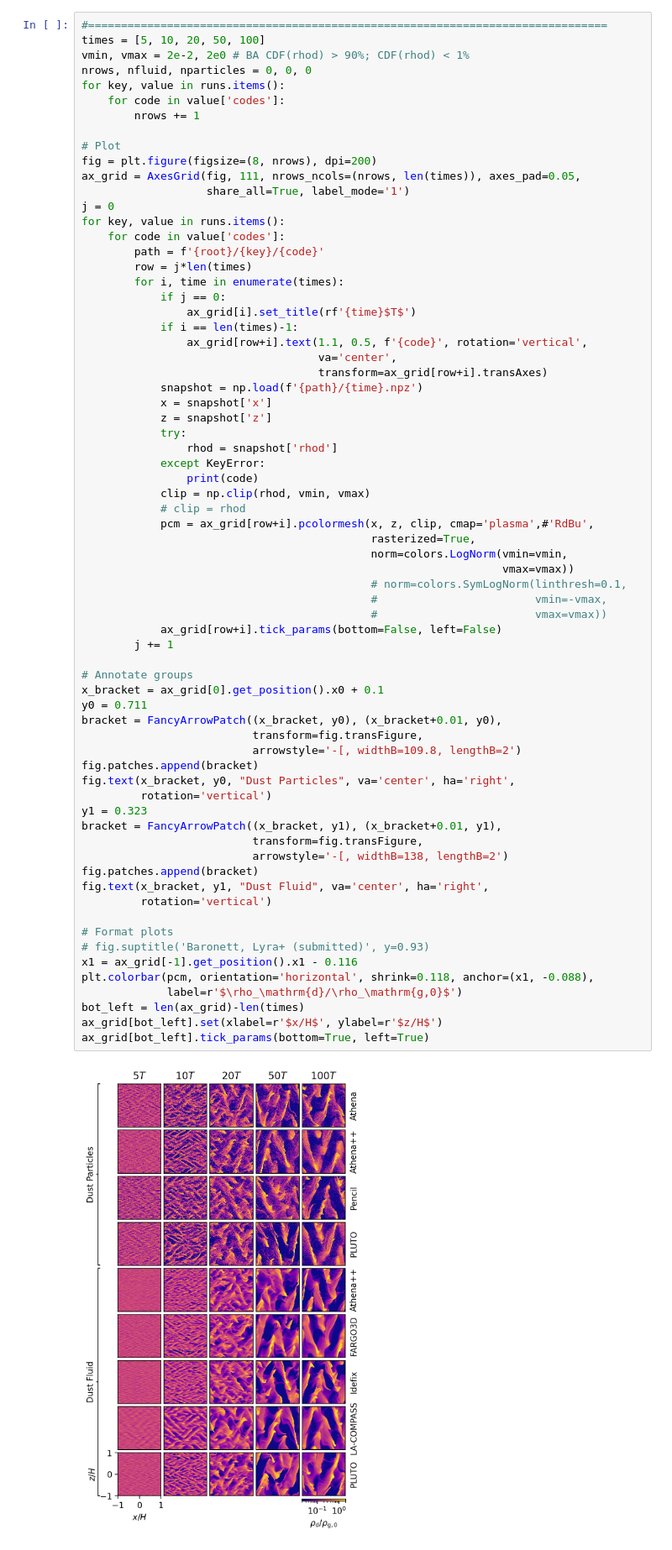
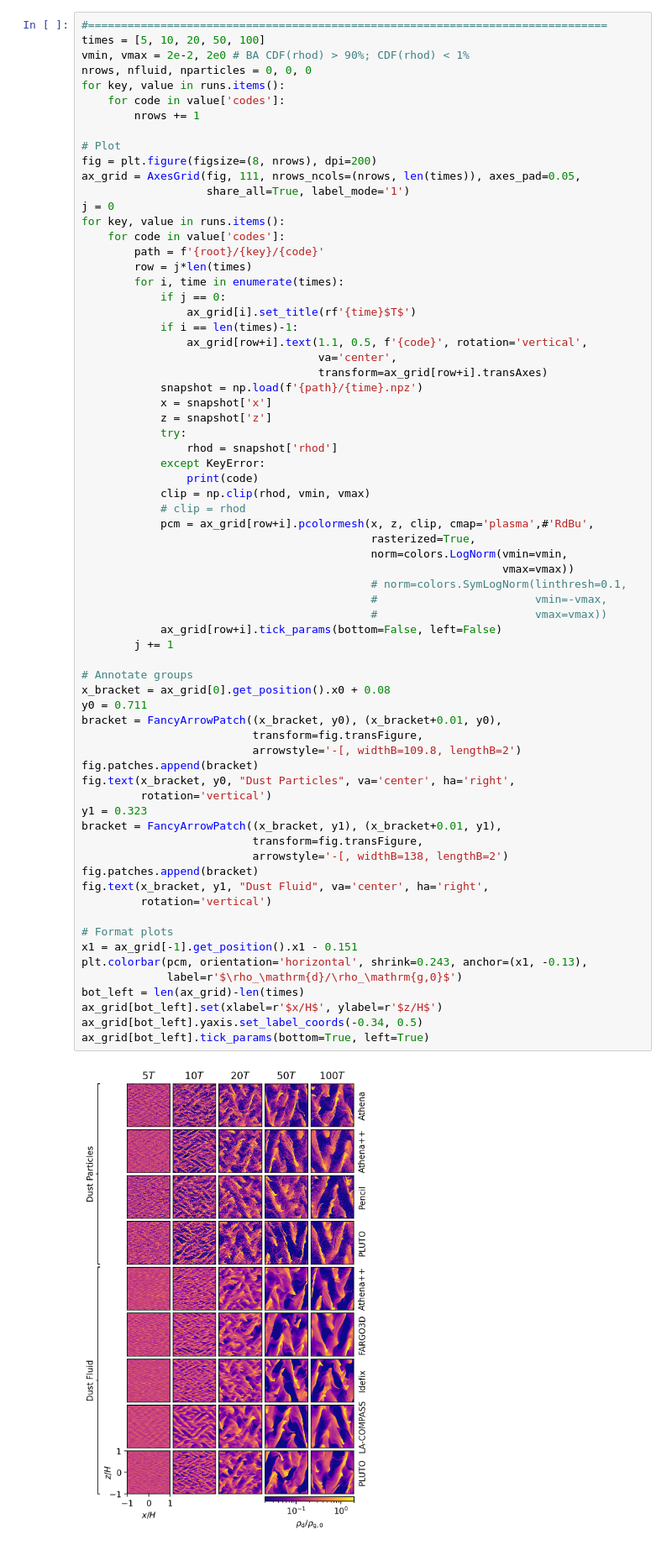
Before and after one commit to pfitsplus/sicc, a Jupyter notebook: unstratified/BA/notebooks/fig01.ipynb, the cells around one changed output. Shown at 84% size. Drawn from its saved outputs; the diff is of its cells as text.

Commit message:
Move z/H axis labels inside grouping brackets and enlarge colorbars to improve readability

```diff
--- a/unstratified/BA/notebooks/fig01.ipynb
+++ b/unstratified/BA/notebooks/fig01.ipynb
@@ -83,35 +83,35 @@ for key, value in runs.items():
                                             norm=colors.LogNorm(vmin=vmin,
                                                                 vmax=vmax))
                                             # norm=colors.SymLogNorm(linthresh=0.1,
                                             #                        vmin=-vmax,
                                             #                        vmax=vmax))
             ax_grid[row+i].tick_params(bottom=False, left=False)
         j += 1
 
 # Annotate groups
-x_bracket = ax_grid[0].get_position().x0 + 0.1
+x_bracket = ax_grid[0].get_position().x0 + 0.08
 y0 = 0.711
 bracket = FancyArrowPatch((x_bracket, y0), (x_bracket+0.01, y0),
                           transform=fig.transFigure,
                           arrowstyle='-[, widthB=109.8, lengthB=2')
 fig.patches.append(bracket)
 fig.text(x_bracket, y0, "Dust Particles", va='center', ha='right',
          rotation='vertical')
 y1 = 0.323
 bracket = FancyArrowPatch((x_bracket, y1), (x_bracket+0.01, y1),
                           transform=fig.transFigure,
                           arrowstyle='-[, widthB=138, lengthB=2')
 fig.patches.append(bracket)
 fig.text(x_bracket, y1, "Dust Fluid", va='center', ha='right',
          rotation='vertical')
 
 # Format plots
-# fig.suptitle('Baronett, Lyra+ (submitted)', y=0.93)
-x1 = ax_grid[-1].get_position().x1 - 0.116
-plt.colorbar(pcm, orientation='horizontal', shrink=0.118, anchor=(x1, -0.088),
+x1 = ax_grid[-1].get_position().x1 - 0.151
+plt.colorbar(pcm, orientation='horizontal', shrink=0.243, anchor=(x1, -0.13),
              label=r'$\rho_\mathrm{d}/\rho_\mathrm{g,0}$')
 bot_left = len(ax_grid)-len(times)
 ax_grid[bot_left].set(xlabel=r'$x/H$', ylabel=r'$z/H$')
+ax_grid[bot_left].yaxis.set_label_coords(-0.34, 0.5)
 ax_grid[bot_left].tick_params(bottom=True, left=True)
 # %% [output]
-[figure, old version]
+[figure, new version]
```
Also changed, not shown: parts of 1 cell of this notebook, 4 other files.
